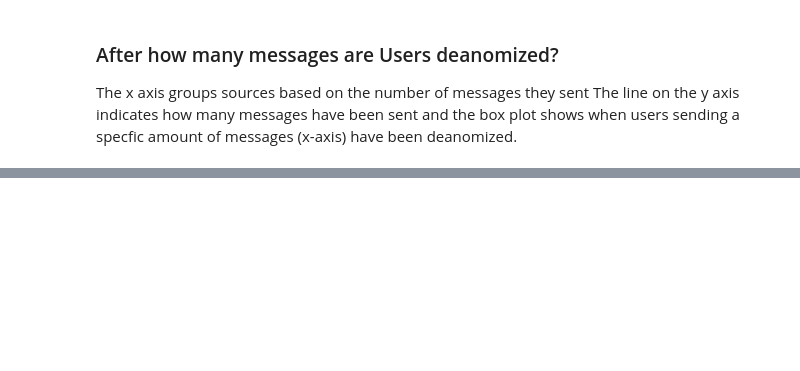
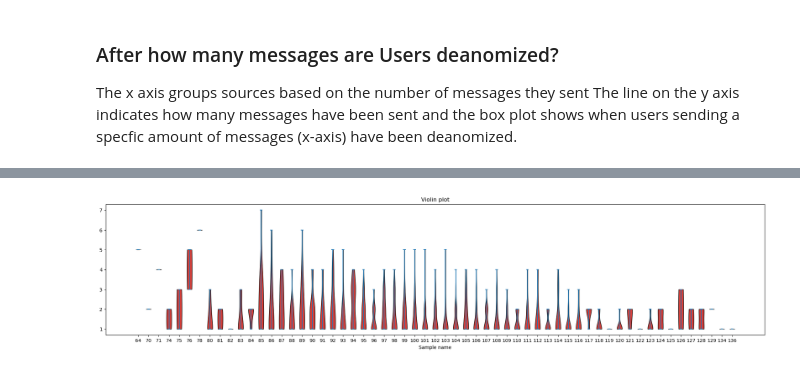
Before and after one commit to cdoepmann/ppcalc, a Jupyter notebook: playbook/Untitled.ipynb, the cells around one changed output, grey strips where cells are left out. Saved outputs shown, nothing was run; the diff lists cells and outputs as text; code cells hidden in the pictures; blank space fills up the shorter version.

Commit message:
Updated the playbook, added violin plot

```diff
--- a/playbook/Untitled.ipynb
+++ b/playbook/Untitled.ipynb
@@ -271,0 +273,79 @@ RuntimeError: Unknown return type
+# %%
+import numpy as np
+import matplotlib.pyplot as plt
+
+import matplotlib.pyplot as plt
+import json
+from collections import Counter
+import numpy as np
+# Remove Duplicates from a Python list using a collections
+from collections import OrderedDict
+
+deanomization = json.load(open('deanomization.json', 'r'))
+messages = [value["messages"] for value in deanomization]
+
+deduplicated_messages = list(OrderedDict.fromkeys(messages))
+deduplicated_messages.sort()
+sorted_dea = []
+z = []
+y = []
+
+
+for message in deduplicated_messages:
+    x = []
+    for dea in deanomization:
+        if message == dea["messages"]:
+            x.append(dea["remaining_anonymity_set"])
+    sorted_dea.append(x)
+
+
+
+counted = []
+normed_counted = []
+maximum = max(entry["remaining_anonymity_set"] for entry in deanomization)
+x_min = min(entry["messages"] for entry in deanomization)
+x_max = max(entry["messages"] for entry in deanomization)
+
+
+for l in sorted_dea:
+    c = Counter(l)
+    counted.append(c)
+    norm = {}
+    total = sum(l)
+    for k,v in c.items():
+        norm[k]=  v
+    normed_counted.append(norm)
+
+
+values = []
+for v in normed_counted:
+    x = [v.get(i, 0)  for i in range(1,maximum+1)]
+    values.append(x)
+
+
+
+results = dict(zip(messages, values))
+
+fig, ax = plt.subplots(figsize=(25, 5))
+parts = ax.violinplot(sorted_dea,
+                  showmeans=False,
+                  showmedians=False)
+
+
+ax.set_title('Violin plot')
+
+for pc in parts['bodies']:
+    pc.set_facecolor('#D43F3A')
+    pc.set_edgecolor('black')
+    pc.set_alpha(1)
+
+ax.set_xticks([y + 1 for y in range(len(deduplicated_messages))],
+                  deduplicated_messages)
+ax.set_xlabel('Sample name')
+ax.set_label(messages)
+
+
+
+plt.show()
+# %% [output]
+[figure, added]
```
Also changed, not shown: parts of 7 cells of this notebook.
